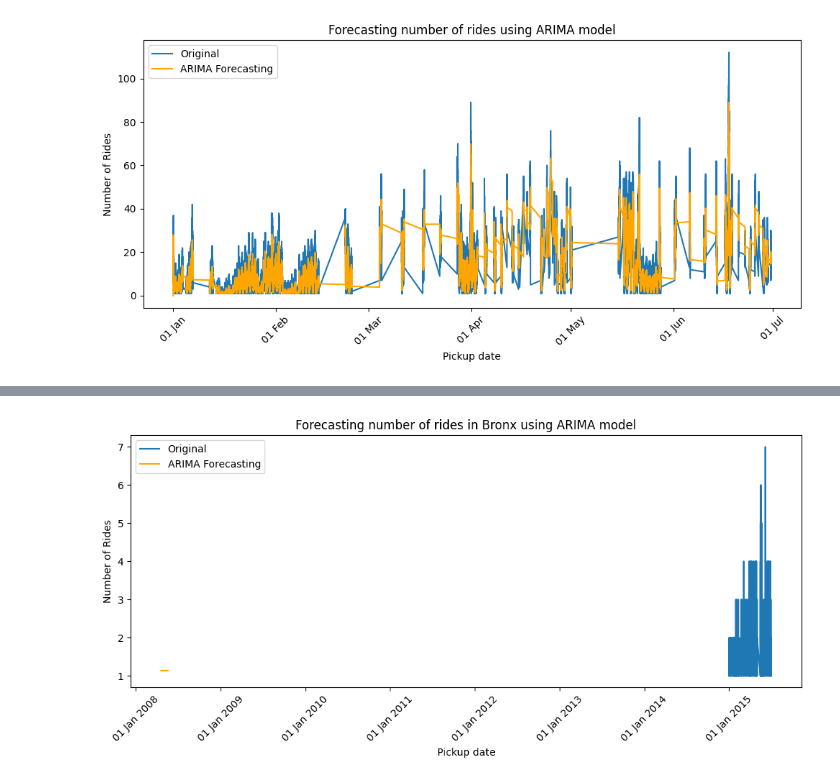
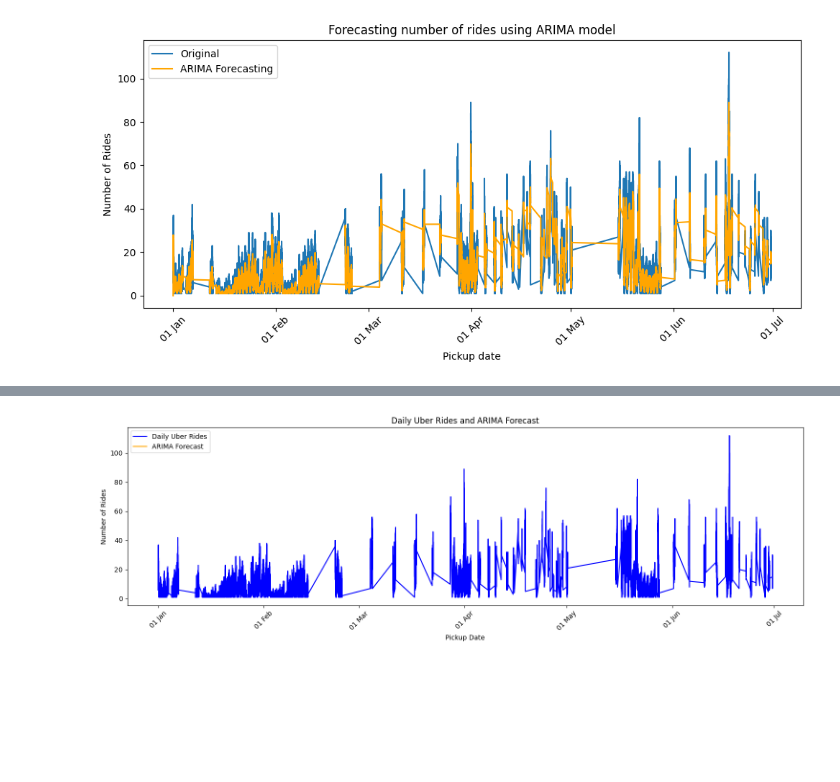
Before and after one commit to Isanjalee/fyp, a Jupyter notebook: Analyses_and_Forecasting.ipynb, the cells around one changed output, grey strips where cells are left out. Saved outputs shown, nothing was run; the diff lists cells and outputs as text; code cells hidden in the pictures; blank space fills up the shorter version.

```diff
--- a/Analyses_and_Forecasting.ipynb
+++ b/Analyses_and_Forecasting.ipynb
@@ -610,0 +472,15 @@ plt.show()
+# %%
+import pandas as pd
+import matplotlib.pyplot as plt
+
+# Sample DataFrame
+copied_dataset['Pickup_date'] = pd.to_datetime(copied_dataset['Pickup_date'])
+copied_dataset.set_index('Pickup_date', inplace=True)
+bronx_data = copied_dataset[copied_dataset['Borough'] == 'Bronx']
+
+daily_rides_df = bronx_data.resample('D').size()
+
+daily_rides_df.plot(figsize=(15, 5), title='Daily Uber Rides in Bronx')
+plt.xlabel('Pickup Date')
+plt.ylabel('Number of Rides')
+plt.show()
@@ -611,47 +534,44 @@ plt.show()
 # %%
 import pandas as pd
 import matplotlib.pyplot as plt
 from statsmodels.tsa.arima.model import ARIMA
 from matplotlib.dates import DateFormatter
 
-# Ensure 'Pickup_date' is in datetime format
+# Make sure 'Pickup_date' is in datetime format
 copied_dataset['Pickup_date'] = pd.to_datetime(copied_dataset['Pickup_date'])
 
-# Filter the dataset for only Bronx Borough
-bronx_data = copied_dataset[copied_dataset['Borough'] == 'Bronx']
-
-# Create 'noOfRides' by counting the number of rides for each 'Pickup_date' in Bronx
-noOfRides = bronx_data.groupby('Pickup_date').size().reset_index(name='noOfRides')
-
-# Set 'Pickup_date' as the index for the noOfRides DataFrame
-noOfRides.set_index('Pickup_date', inplace=True)
+# Create 'noOfRides' by counting the number of rides for each 'Pickup_date'
+noOfRides = copied_dataset.groupby('Pickup_date').size().reset_index(name='noOfRides')
 
 # ARIMA model fitting, the order (p,d,q) needs to be determined by analysis
 # For demonstration, we use order=(1, 1, 1)
 model = ARIMA(noOfRides['noOfRides'], order=(1, 1, 1))
 model_fit = model.fit()
 
-# Forecast for a future period
-# You need to specify the number of steps (days) to forecast
-forecast_steps = 30  # For example, forecasting for the next 30 days
-forecast = model_fit.get_forecast(steps=forecast_steps)
-predicted_mean = forecast.predicted_mean
+# Create a date range for forecasting
+forecast_start = noOfRides['Pickup_date'].max() + pd.DateOffset(1)
+forecast_end = noOfRides['Pickup_date'].max() + pd.DateOffset(len(noOfRides))
+forecast_index = pd.date_range(start=forecast_start, end=forecast_end, freq='D')
 
-# Plotting the original data and the forecasting
-plt.figure(figsize=(10, 5))
-plt.plot(noOfRides.index, noOfRides['noOfRides'], label='Original')
-plt.plot(predicted_mean.index, predicted_mean, label='ARIMA Forecasting', color='orange')
-plt.legend()
+# Forecast
+forecast = model_fit.predict(start=len(noOfRides), end=len(noOfRides) + len(forecast_index) - 1, typ='levels')
 
-# Formatting the plot
-plt.title('Forecasting number of rides in Bronx using ARIMA model')
-plt.xlabel('Pickup date')
+# Create a DataFrame for the forecast with the correct index
+forecast_df = pd.DataFrame(forecast, index=forecast_index, columns=['ARIMA_Forecast'])
+
+# Plotting the ARIMA forecast with an orange line
+plt.figure(figsize=(15, 5))
+plt.plot(noOfRides['Pickup_date'], noOfRides['noOfRides'], label='Daily Uber Rides', color='blue')
+plt.plot(forecast_df.index, forecast_df['ARIMA_Forecast'], label='ARIMA Forecast', color='orange')
+plt.xlabel('Pickup Date')
 plt.ylabel('Number of Rides')
-plt.gca().xaxis.set_major_formatter(DateFormatter('%d %b %Y'))
+plt.title('Daily Uber Rides and ARIMA Forecast')
+plt.gca().xaxis.set_major_formatter(DateFormatter('%d %b'))
 plt.xticks(rotation=45)
 plt.tight_layout()
 
-# Show the plot
+# Show the plot with ARIMA forecasting and legend
+plt.legend()
 plt.show()
 # %% [output]
-[figure, old version]
+[figure, new version]
```
Also changed, not shown: parts of 21 cells of this notebook.
